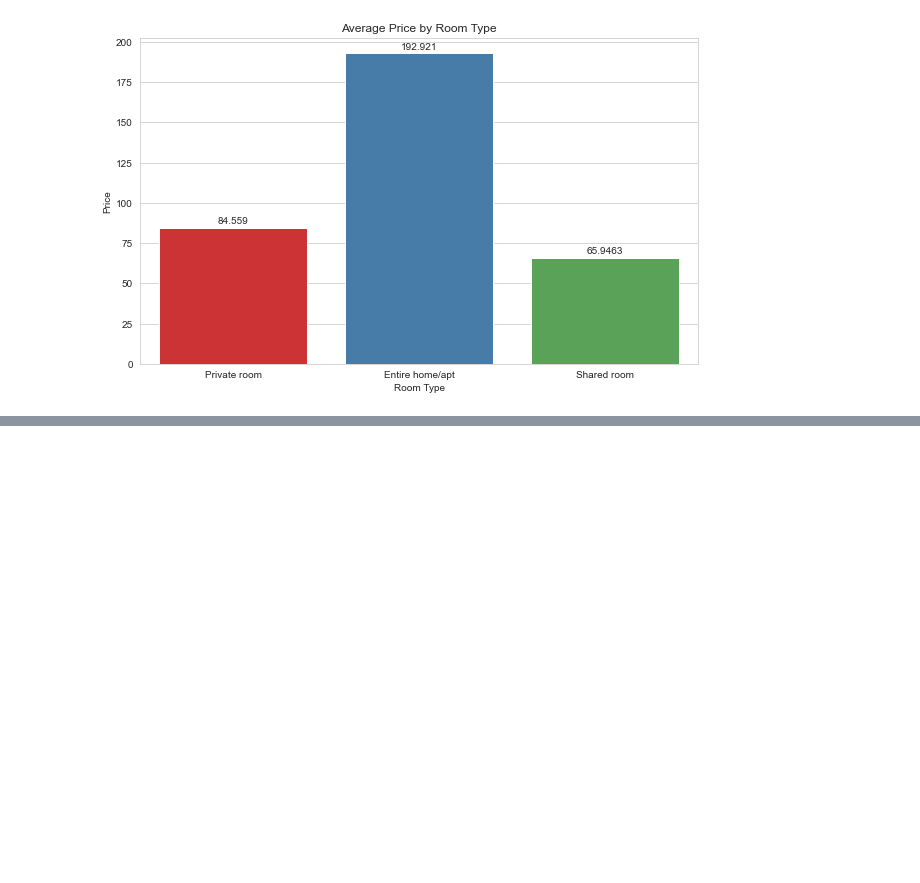
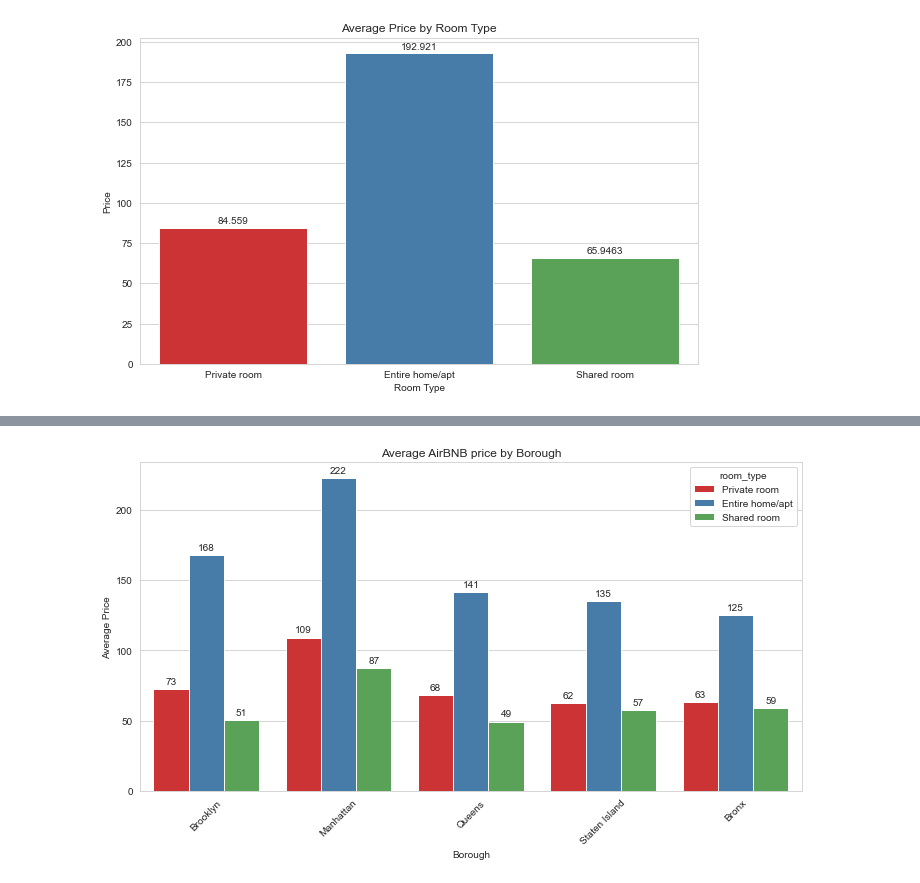
Before and after one commit to mrawlin6/AirBNB_Listings, a Jupyter notebook: AirBNB_DATA/AirBNB_EDA.ipynb, the cells around one changed output, grey strips where cells are left out. Saved outputs shown, nothing was run; the diff lists cells and outputs as text; code cells hidden in the pictures; blank space fills up the shorter version.

```diff
--- a/AirBNB_DATA/AirBNB_EDA.ipynb
+++ b/AirBNB_DATA/AirBNB_EDA.ipynb
@@ -418,0 +442,22 @@ plt.show()
+# %%
+# Visualize the average price for each room type in each borough
+plt.figure(figsize=(10,6))
+ax = sns.barplot(data=price_filtered_df,
+           x='neighbourhood_group',
+           y='price',
+           hue='room_type',
+           estimator=np.mean,
+           ci=None,
+           palette='Set1')
+plt.title('Average AirBNB price by Borough')
+plt.xlabel('Borough')
+plt.ylabel('Average Price')
+plt.xticks(rotation=45)
+
+for container in ax.containers:
+    ax.bar_label(container, fmt='%.0f', label_type='edge', padding=3)
+
+plt.tight_layout()
+plt.show()
+# %% [output]
+[figure, added]
```
Also changed, not shown: parts of 2 cells of this notebook.
